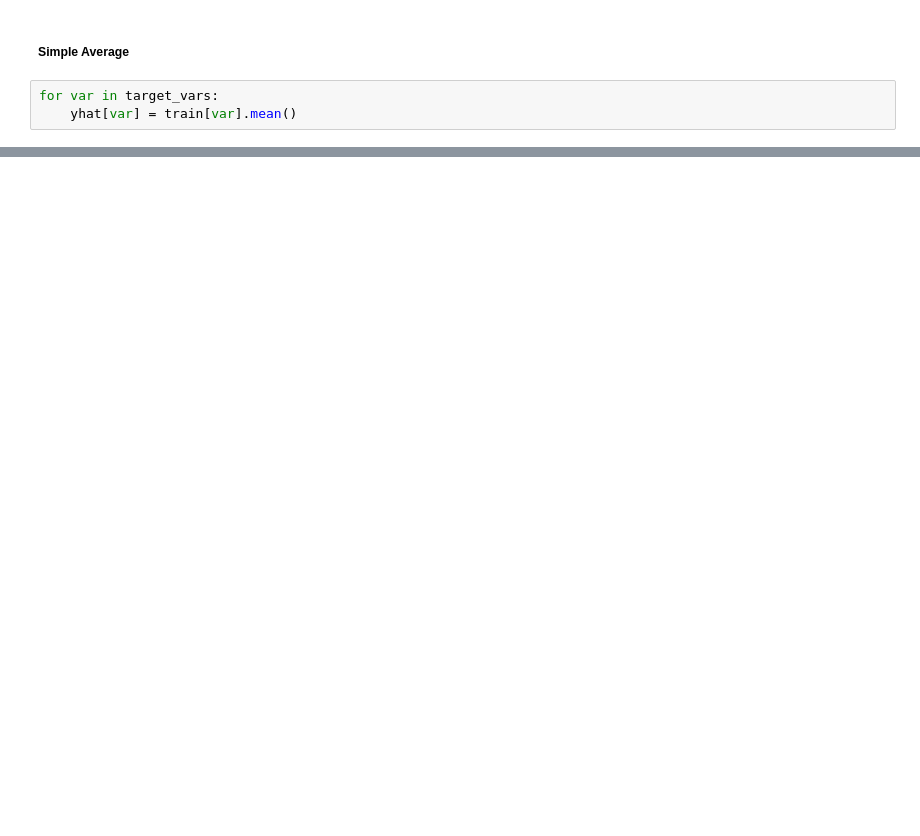
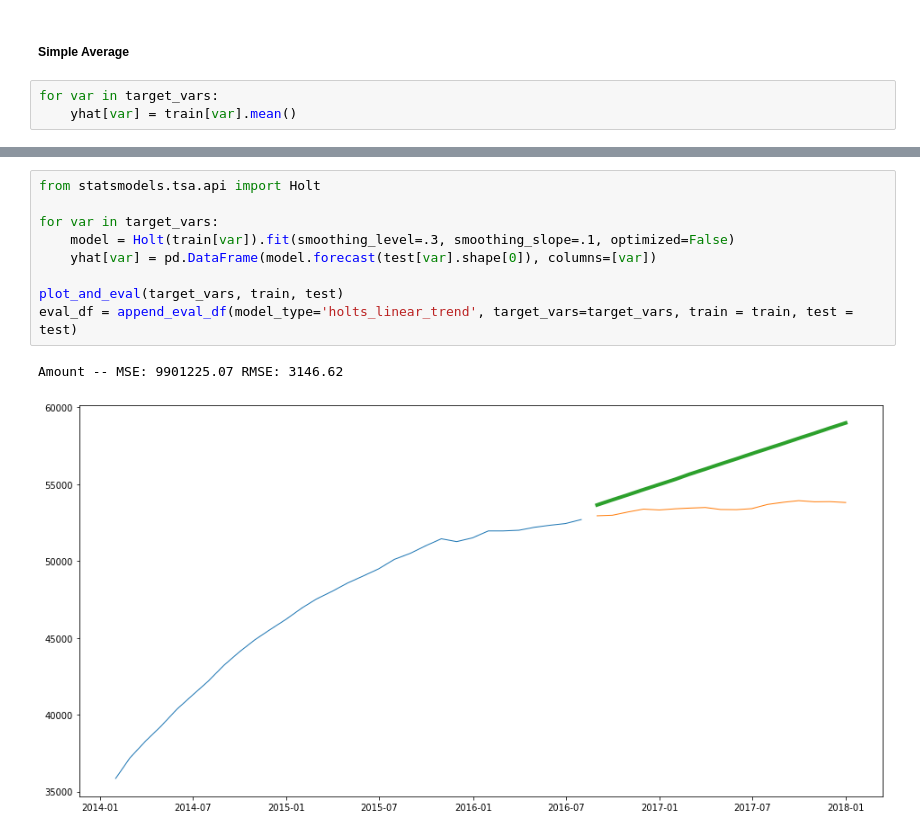
Before and after one commit to Mattsantos541/ds-methodologies-exercises, a Jupyter notebook: time_series/Model lesson 1.ipynb, the cells around one changed output, grey strips where cells are left out. Drawn from its saved outputs; the diff is of its cells as text; blank space fills up the shorter version.

```diff
--- a/time_series/Model lesson 1.ipynb
+++ b/time_series/Model lesson 1.ipynb
@@ -124,0 +241,12 @@ NameError: name 'plot_and_eval' is not defined
+# %%
+from statsmodels.tsa.api import Holt
+
+for var in target_vars:
+    model = Holt(train[var]).fit(smoothing_level=.3, smoothing_slope=.1, optimized=False)
+    yhat[var] = pd.DataFrame(model.forecast(test[var].shape[0]), columns=[var])
+
+plot_and_eval(target_vars, train, test)
+eval_df = append_eval_df(model_type='holts_linear_trend', target_vars=target_vars, train = train, test = test)
+# %% [output]
+Amount -- MSE: 9901225.07 RMSE: 3146.62
+[figure, added]
```
Also changed, not shown: parts of 15 cells of this notebook, 1 other file.
